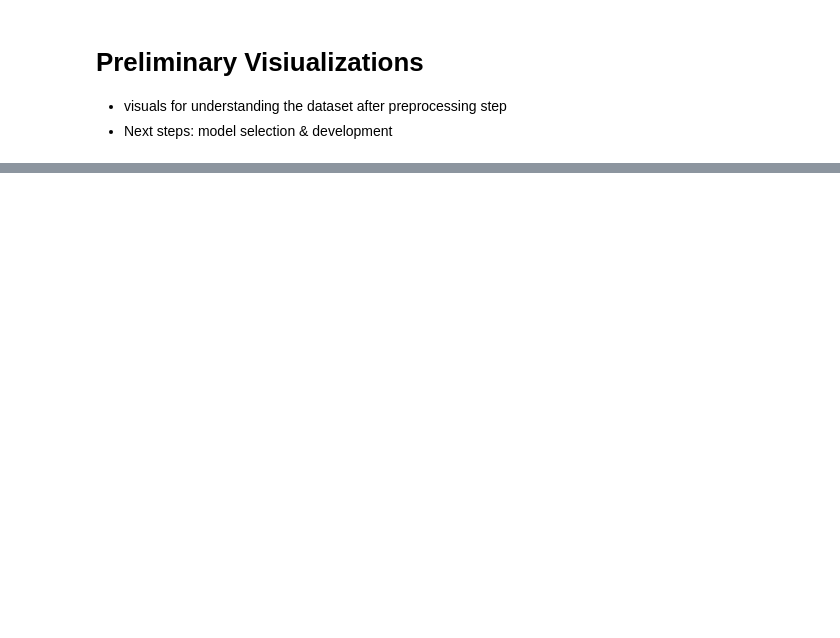
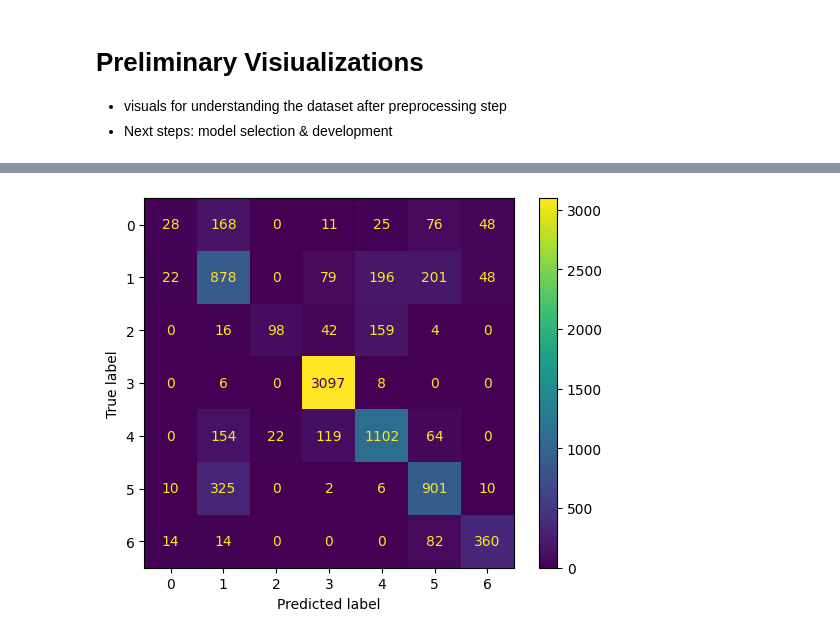
Before and after one commit to mlhbui/ml-ecg, a Jupyter notebook: src/Bui_EKG_ML_Model.ipynb, the cells around one changed output, grey strips where cells are left out. Saved outputs shown, nothing was run; the diff lists cells and outputs as text; code cells hidden in the pictures; blank space fills up the shorter version.

```diff
--- a/src/Bui_EKG_ML_Model.ipynb
+++ b/src/Bui_EKG_ML_Model.ipynb
@@ -430,0 +295,18 @@ Sparsity Ratio: 90.42%
+# %%
+from sklearn.decomposition import PCA
+
+def apply_pca(pca_components, return_pca=True):
+    if return_pca:
+        print(f"Applying PCA with {pca_components} components")
+        pca = PCA(n_components=pca_components)
+        X_train_pca = pca.fit_transform(X_train_transf)
+        X_test_pca = pca.transform(X_test_transf)
+
+        print("Total variance retained:", round(np.sum(pca.explained_variance_ratio_), 4))
+
+        return X_train_pca, X_test_pca, y_train, y_test
+
+    else:
+        return X_train_transf, X_test_transf, y_train, y_test
+
+X_train_pca, X_test_pca, y_train, y_test = apply_pca(4,return_pca=True)
@@ -535,3 +514,14 @@ print(sorted_rhythm_counts)
+# %%
+from sklearn.metrics import confusion_matrix, ConfusionMatrixDisplay
+import matplotlib.pyplot as plt
+
+# confusion matrix for y_train
+cm = confusion_matrix(y_train, y_pred, labels=None)
+disp = ConfusionMatrixDisplay(confusion_matrix=cm)
+disp.plot()
+plt.show()
+# %% [output]
+[figure, added]
 # %%
 from sklearn.metrics import precision_score, recall_score, fbeta_score
 import pandas as pd
```
Also changed, not shown: parts of 58 cells of this notebook.
